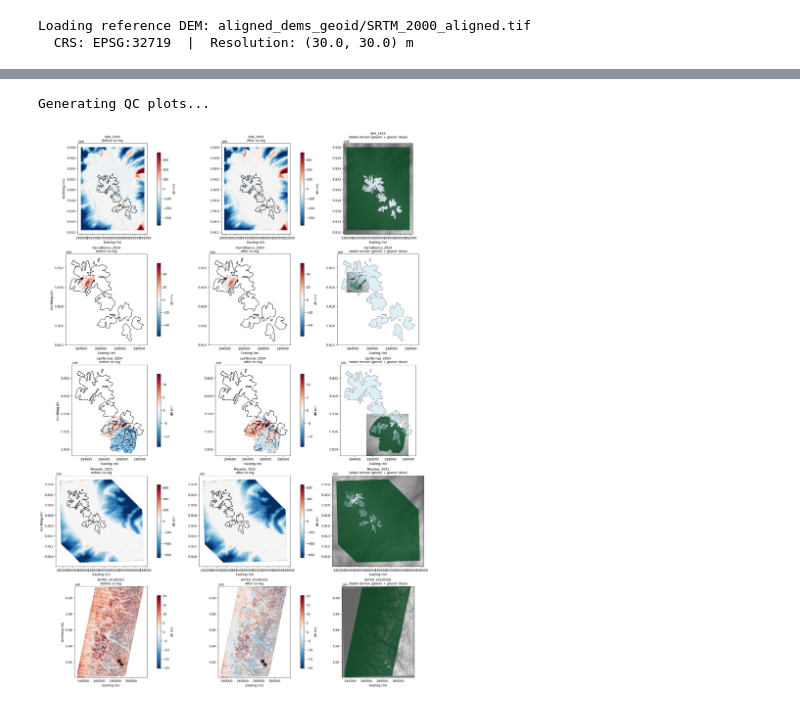
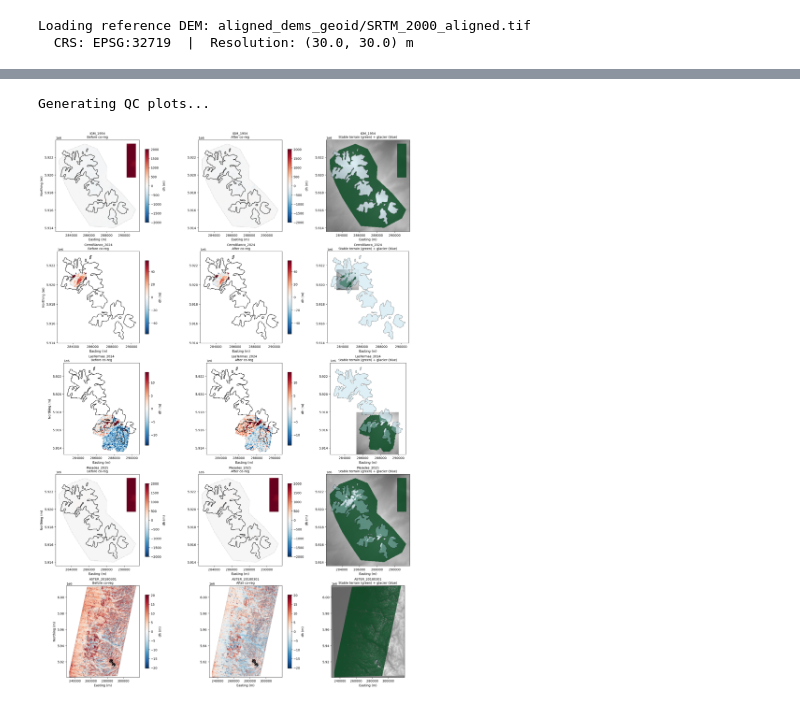
Before and after one commit to millie-spencer/Glacier-DEM-coregistration-and-MB, a Jupyter notebook: 02_DEM_coregistration_xdem.ipynb, the cells around one changed output, grey strips where cells are left out. Cells and saved outputs as stored; diff of their text form; code cells hidden in the pictures.

```diff
--- a/02_DEM_coregistration_xdem.ipynb
+++ b/02_DEM_coregistration_xdem.ipynb
@@ -71,10 +74,8 @@ gdf_1975 = gpd.read_file(glacier_1975_path)
 gdf_2000 = gpd.read_file(glacier_2000_path)
 gdf_2019 = gpd.read_file(glacier_2019_path)
 
-# Reproject all to common CRS
-for gdf in [gdf_2000, gdf_2019]:
-    if gdf.crs != gdf_1975.crs:
-        gdf = gdf.to_crs(gdf_1975.crs)
+gdf_2000 = gdf_2000.to_crs(gdf_1975.crs)
+gdf_2019 = gdf_2019.to_crs(gdf_1975.crs)
 
 glacier_union = gpd.GeoDataFrame(
     geometry=[gdf_1975.union_all()
@@ -87,8 +88,8 @@ glacier_union.to_file(glacier_union_path)
 print(f'  1975 area: {gdf_1975.area.sum()/1e6:.2f} km²')
 print(f'  2000 area: {gdf_2000.to_crs("EPSG:32719").area.sum()/1e6:.2f} km²')
 print(f'  2019 area: {gdf_2019.to_crs("EPSG:32719").area.sum()/1e6:.2f} km²')
-print(f'  Union area:{glacier_union.area.sum()/1e6:.2f} km²')
-print(f'  Glacier union mask saved: {glacier_union_path}')
+print(f'  Union area: {glacier_union.area.sum()/1e6:.2f} km²')
+print(f'  Saved: {glacier_union_path}')
 # %% [output]
 Building glacier union mask...
   1975 area: 16.02 km²
@@ -459,62 +301,60 @@ Summary saved: coreg_dems_demcoreg/coregistration_summary.csv
 # %%
+# =# ==============================================================================
+# Step 5: QC plots
+# Three columns per DEM:
+#   Col 1: dh before co-registration
+#   Col 2: dh after co-registration
+#   Col 3: stable terrain mask (green) over reference DEM
 # ==============================================================================
-# Step 6: QC plots
-# Three columns per DEM:
-#   Col 1: full dh before co-registration (with glacier outlines)
-#   Col 2: full dh after co-registration (with glacier outlines)
-#   Col 3: stable terrain mask location (green) over reference DEM
-# ==============================================================================
-
 print('Generating QC plots...')
 
-ref_path      = os.path.join(aligned_dem_folder, f'{reference_name}_aligned.tif')
-reference_rxr = rxr.open_rasterio(ref_path, masked=True).squeeze()
-
-# qc_dems = ['IGM_1954', 'CerroBlanco_2024', 'LasTermas_2024', 'Pleiades_2025',
-#            'ASTER_20040326', 'ASTER_20070224', 'ASTER_20080330', 'ASTER_20180301']
+reference_rxr     = rxr.open_rasterio(ref_path, masked=True).squeeze()
+glacier_union_gdf = gpd.read_file(glacier_union_path)
 
 qc_dems = ['IGM_1954', 'CerroBlanco_2024', 'LasTermas_2024',
-           'Pleiades_2025', 'ASTER_20180301'] # just the DEMs we wound up using
-
-glacier_union_gdf = gpd.read_file(glacier_union_path)
+           'Pleiades_2025', 'ASTER_20180301']
 
 fig, axes = plt.subplots(len(qc_dems), 3,
                           figsize=(18, 5 * len(qc_dems)),
                           constrained_layout=True)
 
+ref_arr_plot = np.array(reference_dem.data).squeeze().astype(float)
+ref_arr_plot[ref_arr_plot > 1e10] = np.nan
+ref_arr_plot[ref_arr_plot < 0]    = np.nan
+
+# Use reference bounds/transform for all plots
+with rasterio.open(ref_path) as src:
+    t, b, crs = src.transform, src.bounds, src.crs
+
 for i, dem_name in enumerate(qc_dems):
-    src_path   = os.path.join(aligned_dem_folder, f'{dem_name}_aligned.tif')
-    coreg_path = os.path.join(output_folder,      f'{dem_name}_coreg.tif')
+    src_path   = source_dems[dem_name]
+    coreg_path = os.path.join(output_folder, f'{dem_name}_coreg.tif')
     _, inlier_mask_arr = inlier_masks[dem_name]
 
-    ref_arr = np.array(reference_dem.data).squeeze().astype(float)
-    ref_arr[ref_arr > 1e10] = np.nan
-    ref_arr[ref_arr < 0]    = np.nan
-
-    with rasterio.open(src_path) as src:
-        src_arr = src.read(1).astype(float)
-        t, b, crs = src.transform, src.bounds, src.crs
+    # Reproject source DEM to reference grid for differencing
+    src_rxr_raw = rxr.open_rasterio(src_path, masked=True).squeeze()
+    src_matched = src_rxr_raw.rio.reproject_match(
+        reference_rxr, resampling=Resampling.bilinear)
+    src_arr = src_matched.values.astype(float)
     src_arr[src_arr > 1e10] = np.nan
     src_arr[src_arr < 0]    = np.nan
 
-    # Snap coreg DEM to reference grid
     dem_c     = rxr.open_rasterio(coreg_path, masked=True).squeeze()
     coreg_arr = dem_c.rio.reproject_match(
         reference_rxr, resampling=Resampling.bilinear).values.astype(float)
     coreg_arr[coreg_arr > 1e10] = np.nan
     coreg_arr[coreg_arr < 0]    = np.nan
 
-    dh_before = ref_arr - src_arr
-    dh_after  = ref_arr - coreg_arr
+    dh_before = ref_arr_plot - src_arr
+    dh_after  = ref_arr_plot - coreg_arr
 
-    # Crop to valid data with padding
     vr, vc = np.where(np.isfinite(dh_before))
     if len(vr) == 0:
         continue
-    r0 = max(vr.min() - max(int((vr.max()-vr.min())*0.05), 10), 0)
-    r1 = min(vr.max() + max(int((vr.max()-vr.min())*0.05), 10), dh_before.shape[0])
-    c0 = max(vc.min() - max(int((vc.max()-vc.min())*0.05), 10), 0)
-    c1 = min(vc.max() + max(int((vc.max()-vc.min())*0.05), 10), dh_before.shape[1])
+    pad = lambda v, mn, mx: (max(v.min()-max(int((v.max()-v.min())*0.05),10), mn),
+                              min(v.max()+max(int((v.max()-v.min())*0.05),10), mx))
+    r0, r1 = pad(vr, 0, dh_before.shape[0])
+    c0, c1 = pad(vc, 0, dh_before.shape[1])
     crop = [b.left+c0*t.a, b.left+c1*t.a, b.top+r1*t.e, b.top+r0*t.e]
 
     finite = dh_before[np.isfinite(dh_before)]
@@ -522,34 +362,33 @@ for i, dem_name in enumerate(qc_dems):
     gv     = glacier_union_gdf.to_crs(crs)
 
     for j, (data, title) in enumerate([
         (dh_before, f'{dem_name}\nBefore co-reg'),
         (dh_after,  f'{dem_name}\nAfter co-reg'),
     ]):
         ax = axes[i][j]
         im = ax.imshow(data[r0:r1,c0:c1], cmap='RdBu_r', vmin=-clim, vmax=clim,
                        extent=crop, origin='upper')
         gv.plot(ax=ax, facecolor='none', edgecolor='black', linewidth=1.2)
         fig.colorbar(im, ax=ax, shrink=0.8, label='dh (m)')
         ax.set_title(title, fontsize=10)
         ax.set_xlabel('Easting (m)')
         if j == 0:
             ax.set_ylabel('Northing (m)')
 
-    # Col 3: stable terrain mask
     ax = axes[i][2]
-    rc = ref_arr[r0:r1,c0:c1].copy()
-    rc[~np.isfinite(rc)] = np.nanmedian(ref_arr[np.isfinite(ref_arr)])
+    rc = ref_arr_plot[r0:r1,c0:c1].copy()
+    rc[~np.isfinite(rc)] = np.nanmedian(ref_arr_plot[np.isfinite(ref_arr_plot)])
     ax.imshow(rc, cmap='gray', extent=crop, origin='upper', alpha=0.6)
     ax.imshow(np.where(inlier_mask_arr, 1.0, np.nan)[r0:r1,c0:c1],
               cmap='Greens', vmin=0, vmax=1, extent=crop, origin='upper', alpha=0.8)
     gv.plot(ax=ax, facecolor='lightblue', edgecolor='black', linewidth=1.2, alpha=0.4)
     ax.set_title(f'{dem_name}\nStable terrain (green) + glacier (blue)', fontsize=10)
     ax.set_xlabel('Easting (m)')
 
 qc_path = os.path.join(output_folder, 'coregistration_qc.png')
 fig.savefig(qc_path, dpi=150, bbox_inches='tight')
 plt.show()
 print(f'QC plot saved: {qc_path}')
 # %% [output]
 Generating QC plots...
-[figure, old version]
+[figure, new version]
```
Also changed, not shown: parts of 11 cells of this notebook, 6 other files.
